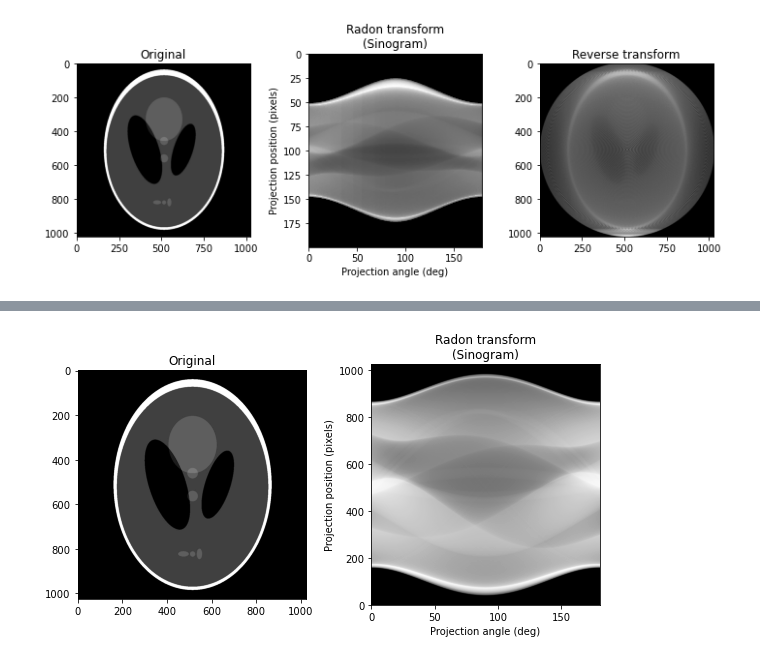
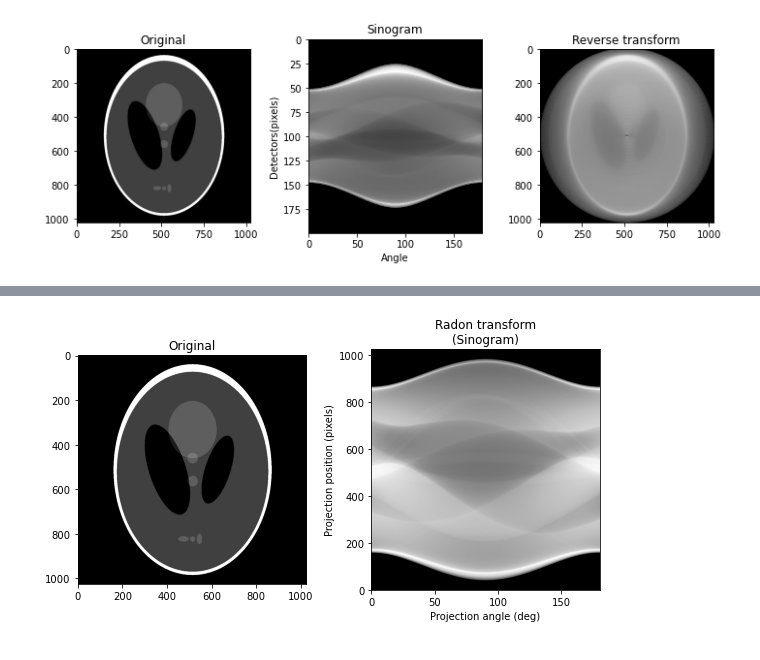
Before and after one commit to JanCiechan/IwM1, a Jupyter notebook: Untitled.ipynb, the cells around one changed output, grey strips where cells are left out. Cells and saved outputs as stored; diff of their text form; code cells hidden in the pictures.

```diff
--- a/Untitled.ipynb
+++ b/Untitled.ipynb
@@ -50,7 +50,6 @@ emiters=[]
 krok=1
 rozpkat=180*math.pi/180
 obrazwyj=[]
-print(img.shape[0],img.shape[1])
 r2=int(math.sqrt(img.shape[0]**2 + img.shape[1]**2)/2)#promien
 r=min(img.shape)//2
 odwrotnalinie=[]
@@ -90,6 +89,8 @@ for i in np.arange(1,180,krok):
 obrazwyj2=np.array(obrazwyj)
 obrazwyj2 = np.reshape(obrazwyj2, (ile, n))
 im =Image.fromarray(obrazwyj2)
-
+max2=np.max(obrazwyj2)
+min2=np.min(obrazwyj2)
 for i in range(len(obrazwyj2)):
-    obrazwyj2[i]=(obrazwyj2[i]-np.min(obrazwyj2))/(np.max(obrazwyj2)-np.min(obrazwyj2))
+    for j in range(len(obrazwyj2[i])):
+        obrazwyj2[i][j]=(obrazwyj2[i][j]-min2)/(max2-min2)
@@ -108,14 +118,36 @@ for i in range(len(obrazwynikow)):
+# %%
+
+odwrotnawynik=[]
+obrazwynikow=np.zeros((img.shape[0]+1,img.shape[1]+1))
+licznik=0
+sumator=np.zeros((img.shape[0]+1,img.shape[1]+1))
+for linia in odwrotnalinie:
+    for l in linia:
+        obrazwynikow[l[0]][l[1]]+=obrazwyj[licznik]
+        sumator[l[0]][l[1]]+=1
+    licznik+=1
+for i in range(len(sumator)):
+    for j in range(len(sumator[i])):
+        if(sumator[i][j]>0):
+            obrazwynikow[i][j]=obrazwynikow[i][j]/sumator[i][j]
+max2=np.max(obrazwynikow)
+min2=np.min(obrazwynikow)
+for i in range(len(obrazwynikow)):
+    for j in range(len(obrazwynikow[i])):
+        obrazwynikow[i][j]=(obrazwynikow[i][j]-min2)/(max2-min2)
+#dzielenie przez liczbe przeciec lini na danym pikselu
+#usrednic wynik w zaleznosci od przeciec na danym pikselu
 # %%
 fig, (ax1, ax2,ax3) = plt.subplots(1, 3, figsize=(10, 4.5),squeeze=True)
 ax1.set_title("Original")
 ax1.imshow(img, cmap=plt.cm.Greys_r)
-ax2.set_title("Radon transform\n(Sinogram)")
-ax2.set_xlabel("Projection angle (deg)")
-ax2.set_ylabel("Projection position (pixels)")
+ax2.set_title("Sinogram")
+ax2.set_xlabel("Angle")
+ax2.set_ylabel("Detectors(pixels)")
 ax2.imshow( ndimage.rotate(obrazwyj2, 90),cmap=plt.cm.Greys_r)
 ax3.set_title("Reverse transform")
 ax3.imshow(obrazwynikow,cmap=plt.cm.Greys_r)
 fig.tight_layout()
 plt.show()
 # %% [output]
-[figure, old version]
+[figure, new version]
```
Also changed, not shown: parts of 5 cells of this notebook, 9 other files.
